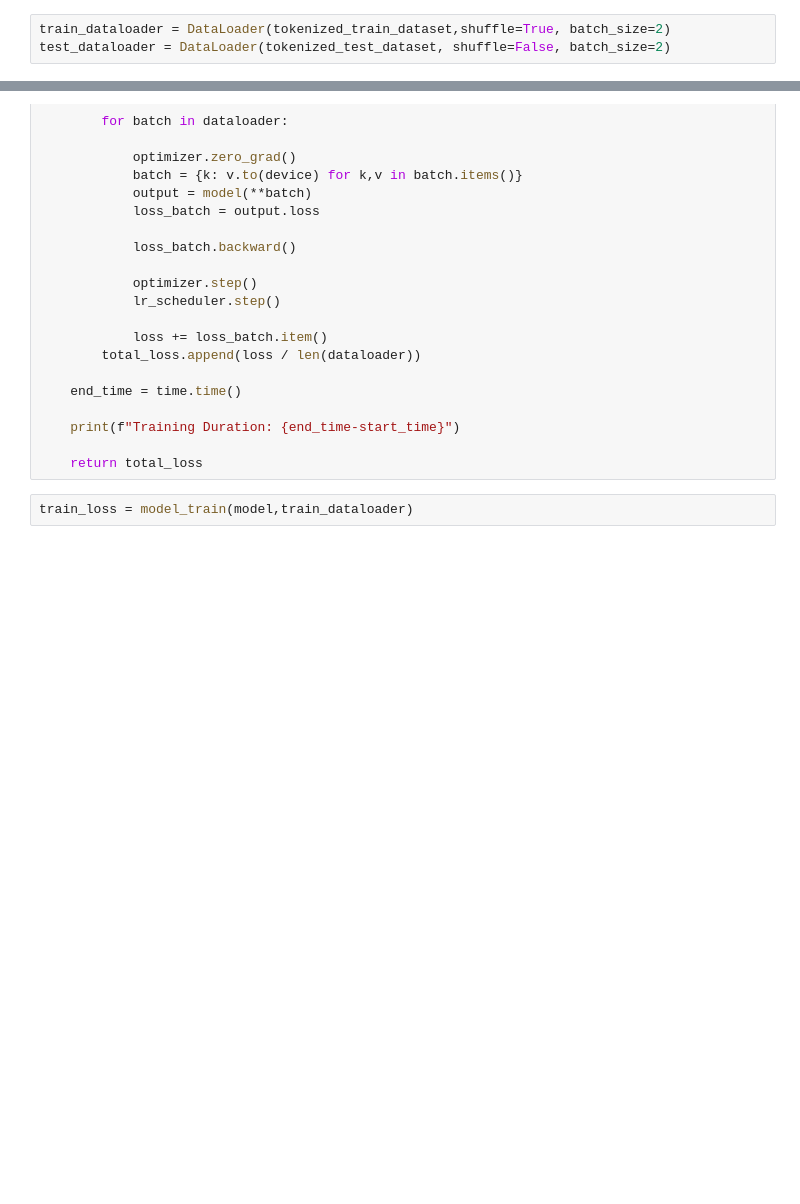
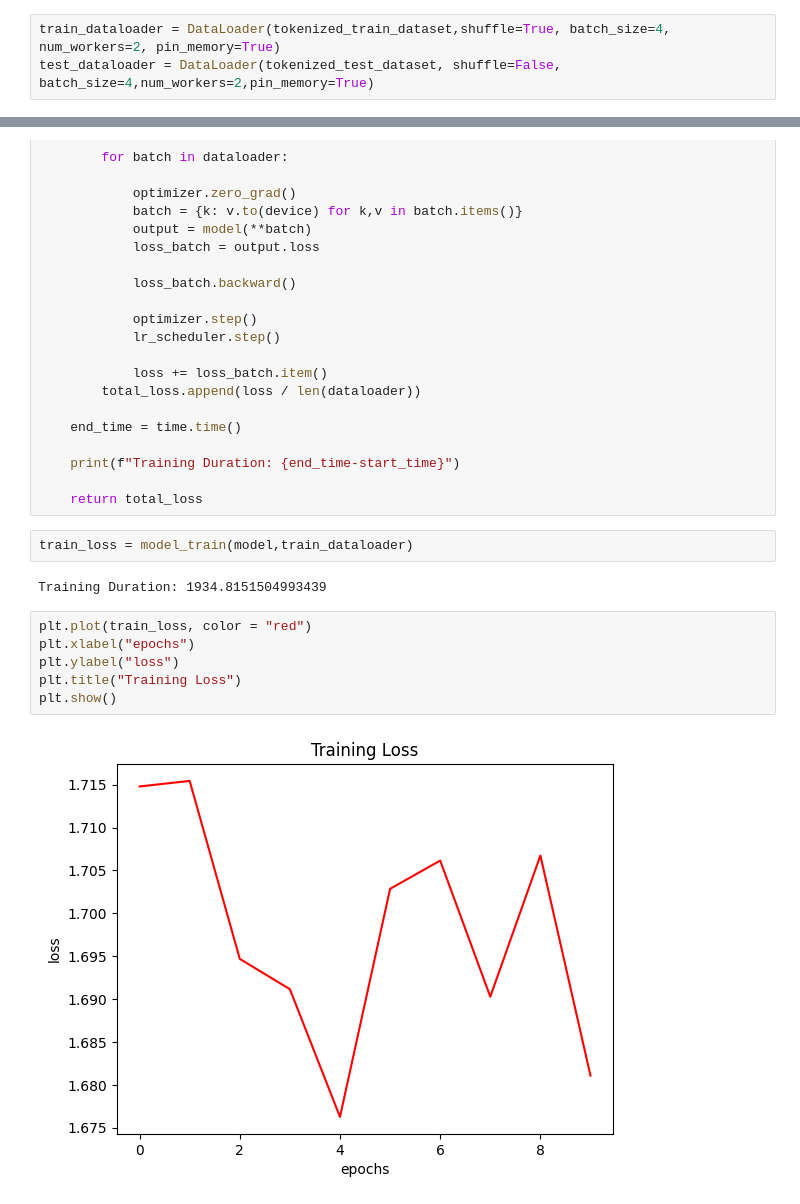
Before and after one commit to VishSeran/fine-tunning-transformers-with-Hugging-Face, a Jupyter notebook: fine-tune-with-hugging-face.ipynb, the cells around one changed output, grey strips where cells are left out. Saved outputs shown, nothing was run; the diff lists cells and outputs as text; blank space fills up the shorter version.

Commit message:
model train updated with cuda and loss updated

```diff
--- a/fine-tune-with-hugging-face.ipynb
+++ b/fine-tune-with-hugging-face.ipynb
@@ -186,8 +186,8 @@ num_labels
 # %% [markdown]
 ### **Define Dataloaders**
 # %%
-train_dataloader = DataLoader(tokenized_train_dataset,shuffle=True, batch_size=2)
-test_dataloader = DataLoader(tokenized_test_dataset, shuffle=False, batch_size=2)
+train_dataloader = DataLoader(tokenized_train_dataset,shuffle=True, batch_size=4, num_workers=2, pin_memory=True)
+test_dataloader = DataLoader(tokenized_test_dataset, shuffle=False, batch_size=4,num_workers=2,pin_memory=True)
 # %% [markdown]
 ### **Train the Model**
 # %%
@@ -282,3 +282,13 @@ def model_train (model:AutoModelForSequenceClassification, dataloader: DataLoade
     return total_loss
 # %%
 train_loss = model_train(model,train_dataloader)
+# %% [output]
+Training Duration: 1934.8151504993439
+# %%
+plt.plot(train_loss, color = "red")
+plt.xlabel("epochs")
+plt.ylabel("loss")
+plt.title("Training Loss")
+plt.show()
+# %% [output]
+[figure, added]
```
